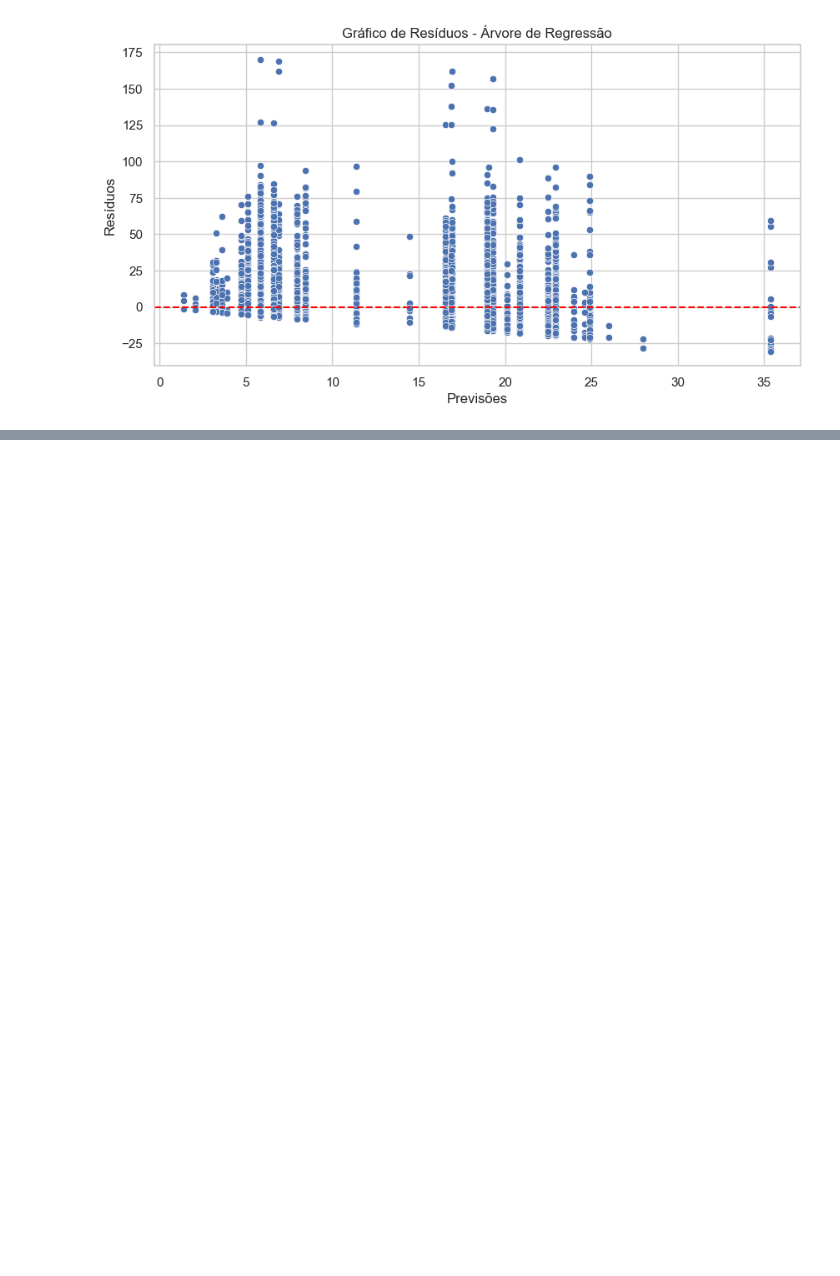
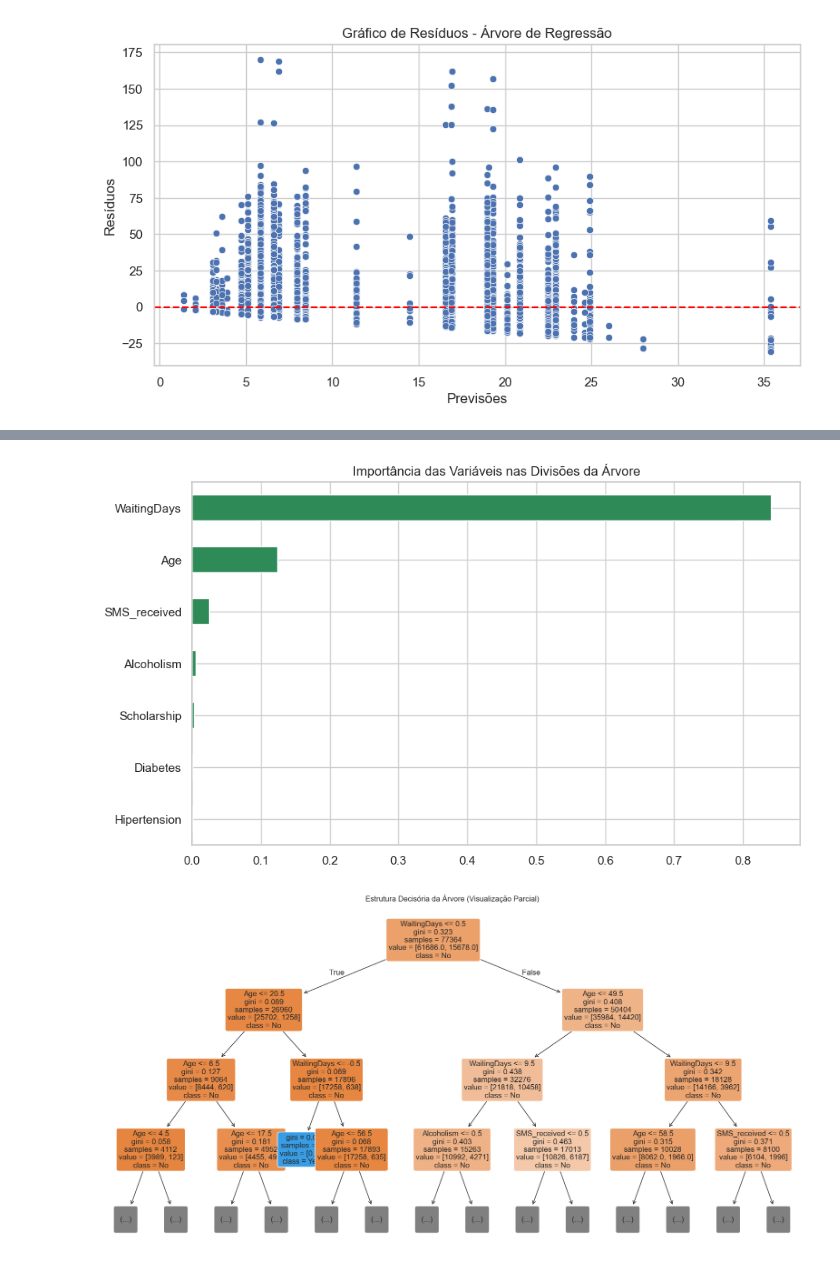
Before and after one commit to leandrowanderley/DataScience_UFAL, a Jupyter notebook: Lista 2/lista.ipynb, the cells around one changed output, grey strips where cells are left out. Drawn from its saved outputs; the diff is of its cells as text; code cells hidden in the pictures; blank space fills up the shorter version.

```diff
--- a/Lista 2/lista.ipynb
+++ b/Lista 2/lista.ipynb
@@ -237,0 +347,30 @@ Modelo: Árvore de Regressão
+# %%
+modelo_selecionado = DecisionTreeClassifier(
+    criterion='gini',
+    max_depth=5, # Limitamos a profundidade apenas para a visualização ficar legível
+    min_samples_leaf=2,
+    random_state=42
+)
+modelo_selecionado.fit(X_train, y_train)
+
+plt.figure(figsize=(10, 6))
+feat_importances = pd.Series(modelo_selecionado.feature_importances_, index=X_train.columns)
+feat_importances.sort_values().plot(kind='barh', color='seagreen')
+plt.title("Importância das Variáveis nas Divisões da Árvore")
+plt.show()
+
+plt.figure(figsize=(20, 10))
+plot_tree(
+    modelo_selecionado,
+    feature_names=X_train.columns,
+    class_names=['No', 'Yes'],
+    filled=True,
+    rounded=True,
+    fontsize=12,
+    max_depth=3 # Mostra apenas o topo para facilitar a interpretação exigida
+)
+plt.title("Estrutura Decisória da Árvore (Visualização Parcial)")
+plt.show()
+# %% [output]
+[figure, added]
+[figure, added]
```
Also changed, not shown: parts of 7 cells of this notebook.
